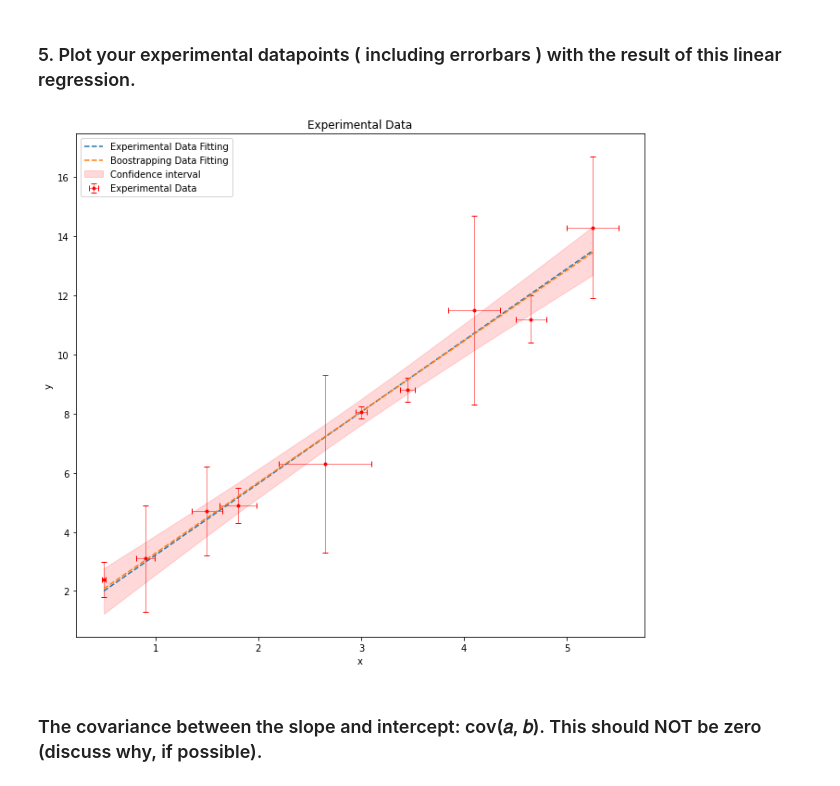
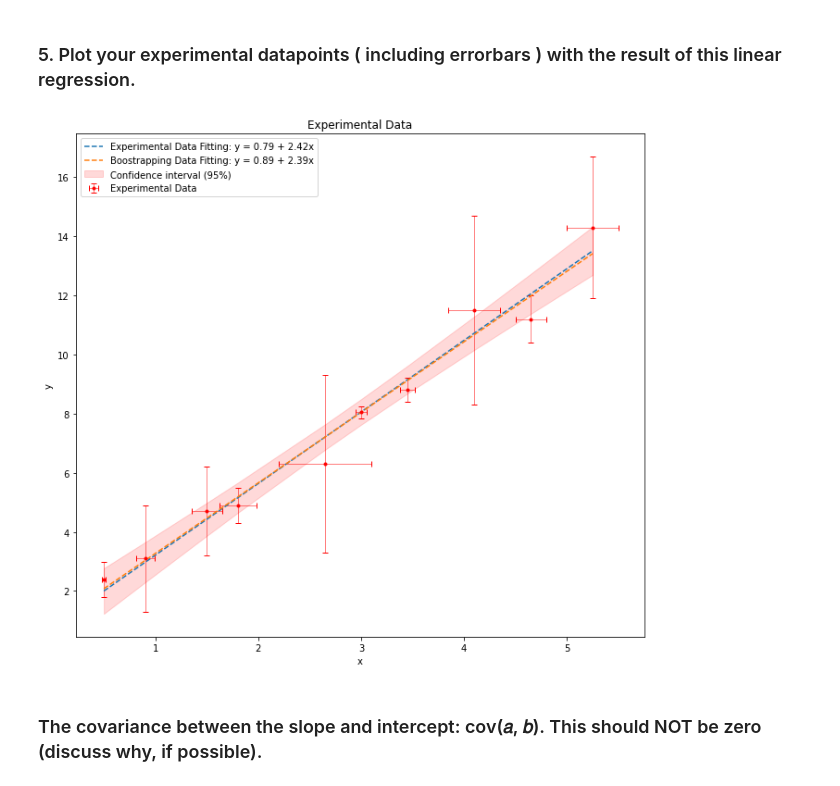
Before and after one commit to ccochato/computing_lectures, a Jupyter notebook: MonteCarlo_Bootstrapping.ipynb, the cells around one changed output. Cells and saved outputs as stored; diff of their text form; code cells hidden in the pictures.

Commit message:
MonteCarlo Boostrapping Exercise - Final Version

```diff
--- a/MonteCarlo_Bootstrapping.ipynb
+++ b/MonteCarlo_Bootstrapping.ipynb
@@ -116,29 +116,29 @@ b ± 𝜎b = 2.393 ± 0.381
 # %%
 # Create a plot environment
 fig, ax = plt.subplots(figsize = (11, 10))
 # Experimental data fitting plot
 a_d , b_d = slope_inter(x, y)
 yfit = a_d + b_d*np.array(x)
-plt.plot(x, yfit, "--", label = "Experimental Data Fitting")
+plt.plot(x, yfit, "--", label = "Experimental Data Fitting: y = "+str(round(a_d, 2))+' + '+str(round(b_d, 2))+'x')
 plt.errorbar(x,y, xerr = sx, yerr = sy, fmt = 'ro', markersize = 3,
              ecolor = 'red', capsize = 3,  linewidth = 0.5,
              color = 'darkblue', label = "Experimental Data")
 # Boostrapping data fitting plot
-plt.plot(x, a_m + b_m*np.array(x), "--", label = "Boostrapping Data Fitting")
+plt.plot(x, a_m + b_m*np.array(x), "--", label = "Boostrapping Data Fitting: y = "+str(round(a_m, 2))+' + '+str(round(b_m, 2))+'x')
 # Confidence interval plot
 resid = y - yfit
 s_err = np.sqrt(np.sum(resid**2)/(len(resid) - 1))
-t = stats.t.ppf(0.975, len(x)-1)
+t = stats.t.ppf(0.975, len(x)-1) # t = 0.975 for 95 % of confidence
 ci = t * s_err * np.sqrt(1/len(x) + (x - np.mean(x))**2/np.sum((x-np.mean(x))**2))
-plt.fill_between(x, yfit + ci, yfit - ci, color=[1, 0, 0, 0.15], label = "Confidence interval")
+plt.fill_between(x, yfit + ci, yfit - ci, color=[1, 0, 0, 0.15], label = "Confidence interval (95%)")
 
 plt.xlabel('x')
 plt.ylabel('y')
 plt.title('Experimental Data')
 plt.legend()
 plt.show()
 # %% [output]
-[figure, old version]
+[figure, new version]
 # %% [markdown]
 ### The covariance between the slope and intercept: cov(𝑎, 𝑏). This should NOT be zero (discuss why, if possible).
 # %%
```
Also changed, not shown: parts of 5 cells of this notebook.
